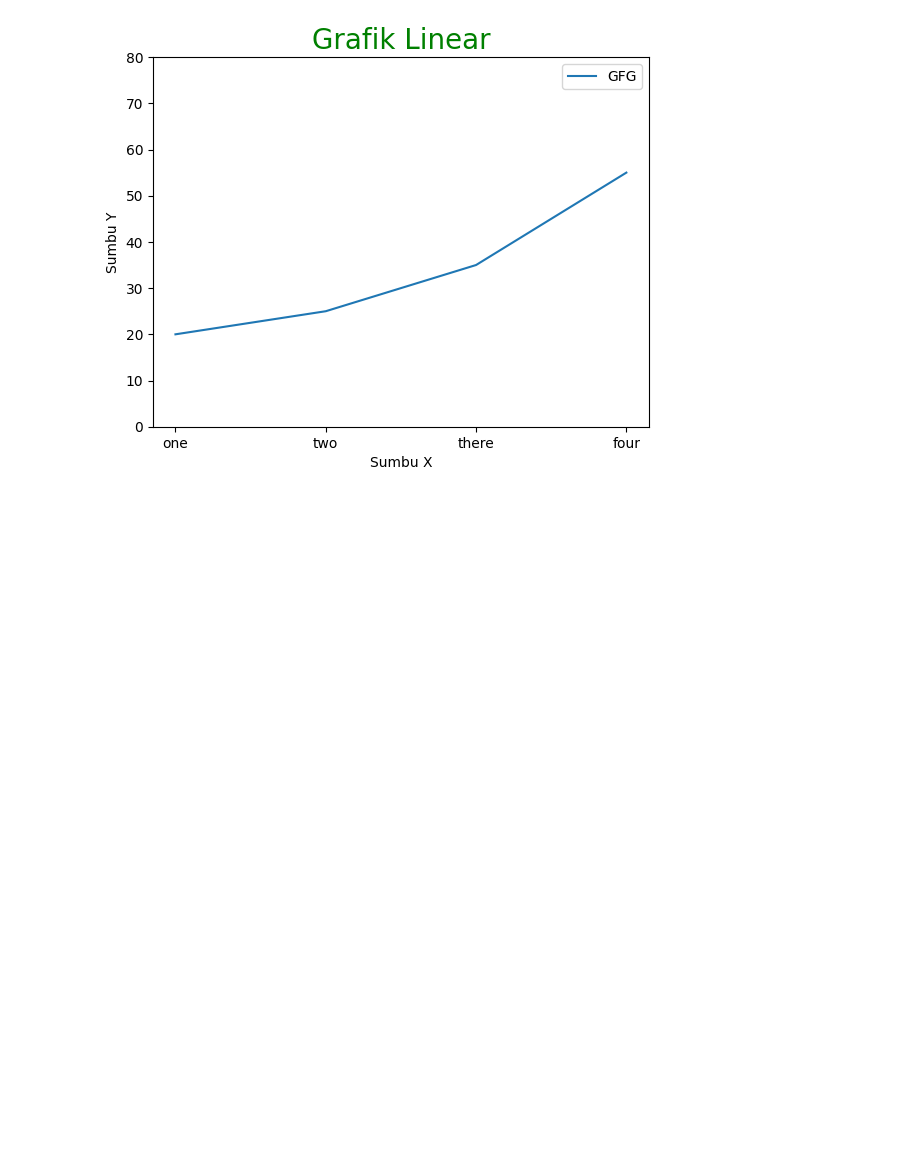
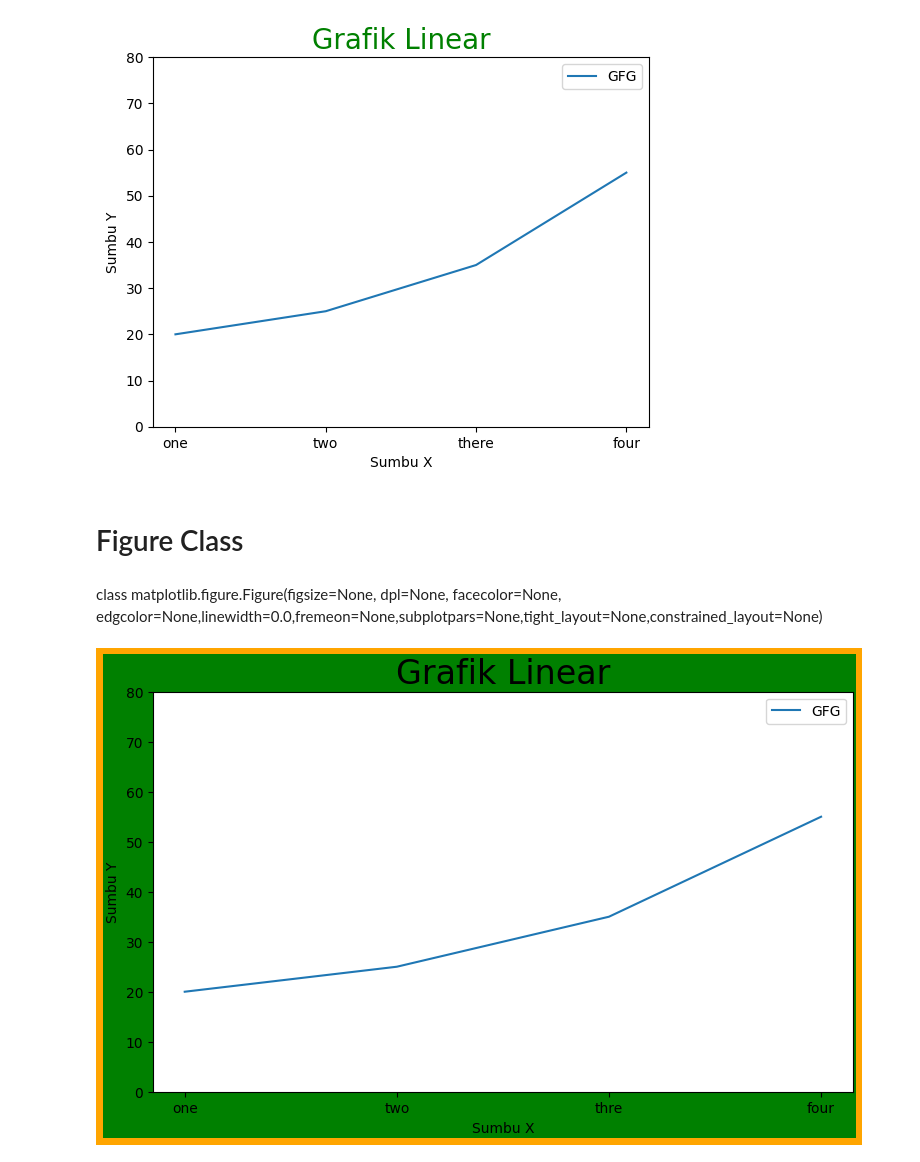
Before and after one commit to Aldistwn29/DataVisualisasi, a Jupyter notebook: into_DataVisualization.ipynb, the cells around one changed output. Drawn from its saved outputs; the diff is of its cells as text; code cells hidden in the pictures; blank space fills up the shorter version.

```diff
--- a/into_DataVisualization.ipynb
+++ b/into_DataVisualization.ipynb
@@ -167,3 +167,50 @@ plt.legend(["GFG"])
 plt.show()
 # %% [output]
 [figure]
+# %% [markdown]
+# Figure Class
+# %% [markdown]
+class matplotlib.figure.Figure(figsize=None, dpl=None, facecolor=None, edgcolor=None,linewidth=0.0,fremeon=None,subplotpars=None,tight_layout=None,constrained_layout=None)
+# %%
+  # Python progras to show pyplot module
+import matplotlib.pyplot as plt
+from matplotlib.figure import Figure
+
+# initiakizing the data
+x = [10, 20, 30, 40]
+y = [20, 25, 35, 55]
+
+# Creating a new figure with width = 7 inches
+# and height = 4 inches with face color as
+# green, edgecolor as red and the line width
+# of the edge as 7
+fig = plt.figure(figsize=(7, 4), facecolor='g',
+                 edgecolor='orange', linewidth=10)
+
+# Creating a new axes for the figure
+ax = fig.add_axes((1, 1, 1, 1))
+
+# Adding the data to be plotted
+ax.plot(x, y)
+
+# Adding title to the plot
+plt.title("Grafik Linear", fontsize=24, color="black")
+
+# Adding label on the y-axis
+plt.ylabel("Sumbu Y")
+
+# Adding label on the x-label
+plt.xlabel("Sumbu X")
+
+# Setting the limit of y-axis
+plt.ylim(0, 80)
+
+# setting the labels of x-axis
+plt.xticks(x, labels=["one", "two", "thre", "four"])
+
+# Addin lagends
+plt.legend(["GFG"])
+
+plt.show()
+# %% [output]
+[figure, added]
```
Also changed, not shown: parts of 11 cells of this notebook.
